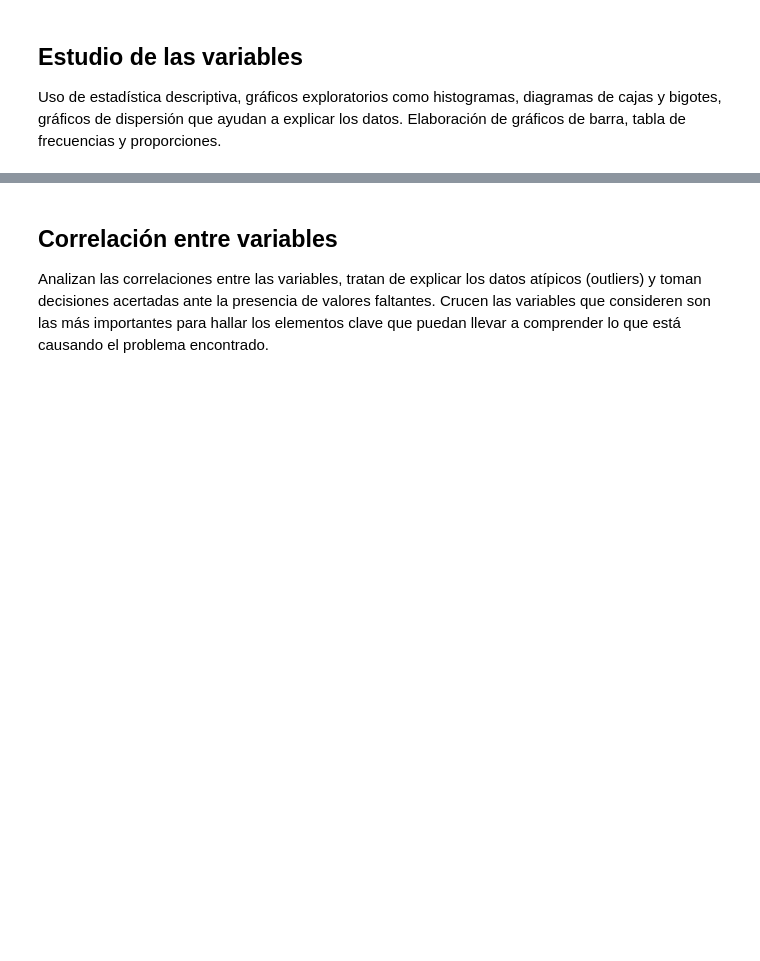
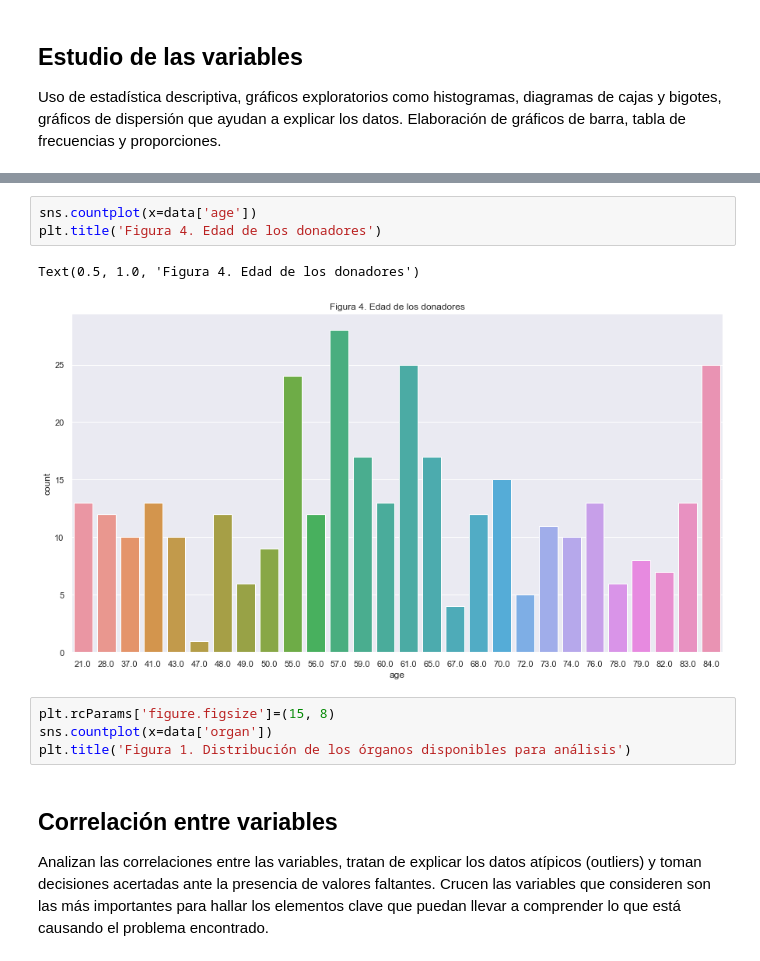
Before and after one commit to DiaZa13/hacking-the-human-body, a Jupyter notebook: project.ipynb, the cells around one changed output, grey strips where cells are left out. Cells and saved outputs as stored; diff of their text form; blank space fills up the shorter version.

```diff
--- a/project.ipynb
+++ b/project.ipynb
@@ -187,3 +233,13 @@ for row in range(5):
+# %%
+sns.countplot(x=data['age'])
+plt.title('Figura 4. Edad de los donadores')
+# %% [output]
+Text(0.5, 1.0, 'Figura 4. Edad de los donadores')
+[figure, added]
+# %%
+plt.rcParams['figure.figsize']=(15, 8)
+sns.countplot(x=data['organ'])
+plt.title('Figura 1. Distribución de los órganos disponibles para análisis')
 # %% [markdown]
 ## Correlación entre variables
 Analizan las correlaciones entre las variables, tratan de explicar los datos atípicos (outliers) y toman decisiones acertadas ante la presencia de valores faltantes. Crucen las variables que consideren son las más importantes para hallar los elementos clave que puedan llevar a comprender lo que está causando el problema encontrado.
```
Also changed, not shown: parts of 9 cells of this notebook.
